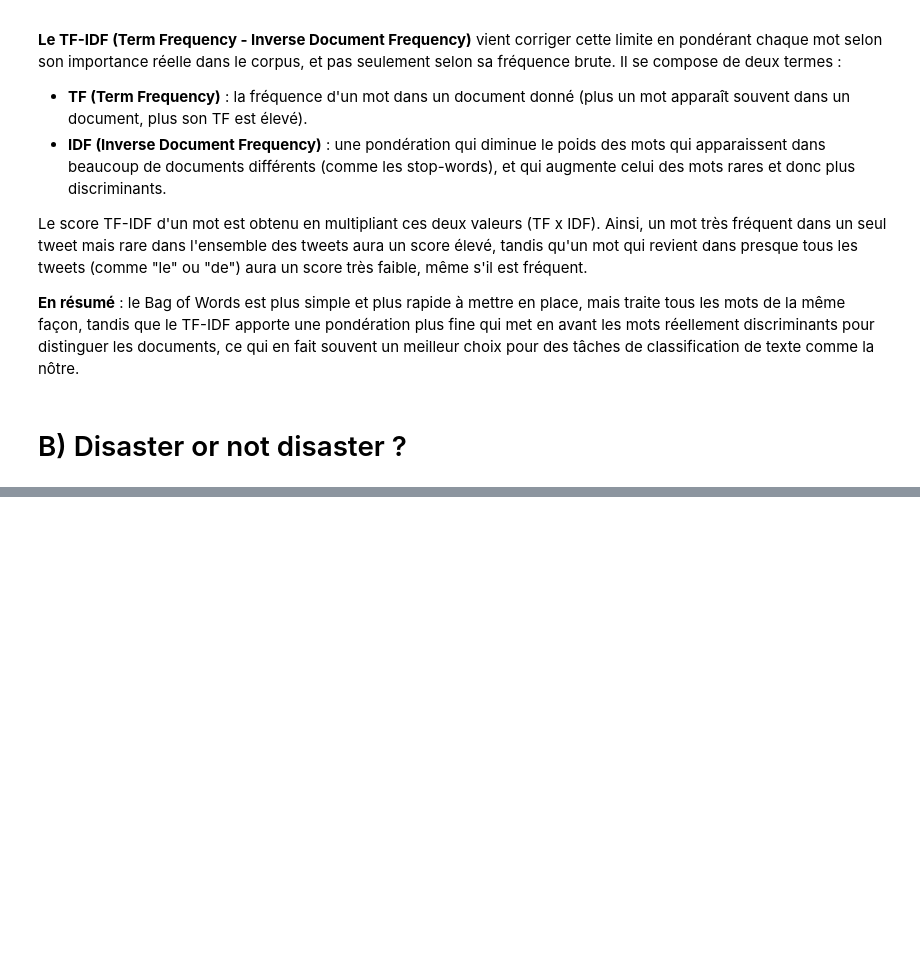
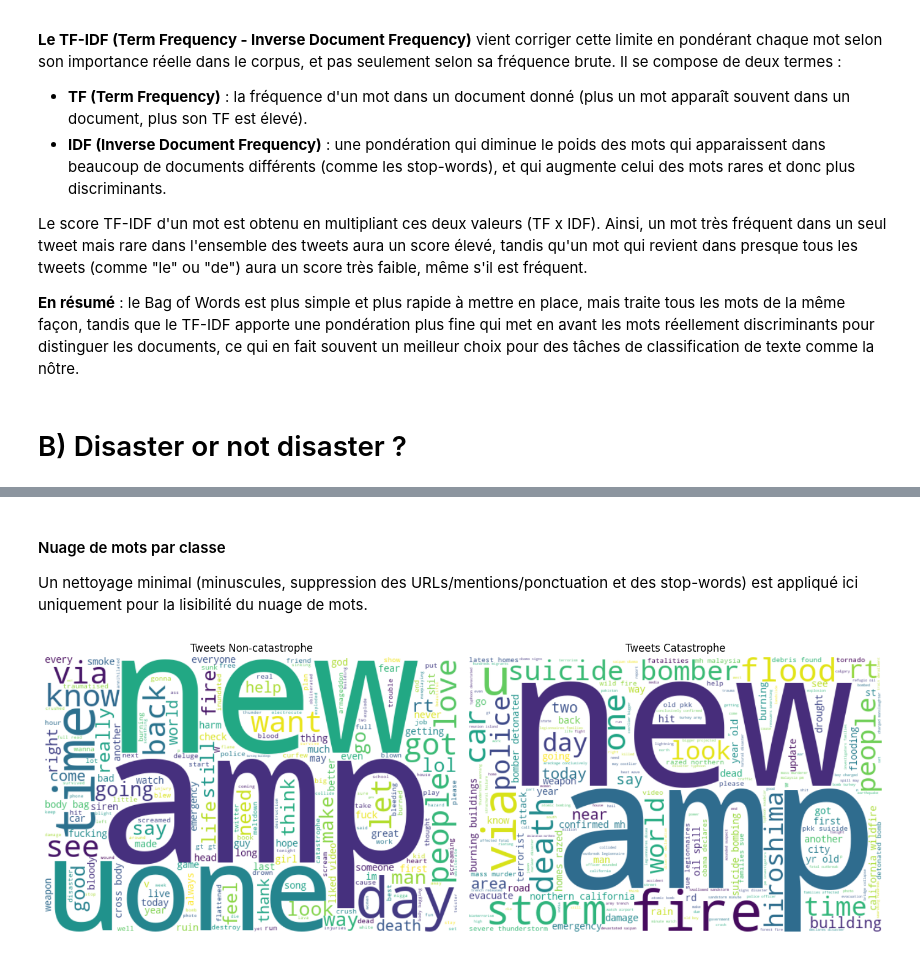
Before and after one commit to axel-achart/eye-of-emergency, a Jupyter notebook: notebook.ipynb, the cells around one changed output, grey strips where cells are left out. Cells and saved outputs as stored; diff of their text form; code cells hidden in the pictures; blank space fills up the shorter version.

```diff
--- a/notebook.ipynb
+++ b/notebook.ipynb
@@ -120,0 +272,28 @@ Le score TF-IDF d'un mot est obtenu en multipliant ces deux valeurs (TF x IDF).
+# %% [markdown]
+#### Nuage de mots par classe
+
+Un nettoyage minimal (minuscules, suppression des URLs/mentions/ponctuation et des stop-words) est appliqué ici uniquement pour la lisibilité du nuage de mots.
+# %%
+from wordcloud import WordCloud
+
+def clean_for_wordcloud(text):
+    text = text.lower()
+    text = re.sub(r"http\S+|www\.\S+", " ", text)
+    text = re.sub(r"@\w+", " ", text)
+    text = re.sub(r"[^a-z\s]", " ", text)
+    tokens = [tok for tok in text.split() if tok not in stop_words_en]
+    return " ".join(tokens)
+
+fig, axes = plt.subplots(1, 2, figsize=(14, 6))
+
+for ax, target_value, label in zip(axes, [0, 1], ["Non-catastrophe", "Catastrophe"]):
+    corpus = " ".join(db_train.loc[db_train["target"] == target_value, "text"].apply(clean_for_wordcloud))
+    wc = WordCloud(width=600, height=400, background_color="white", colormap="viridis").generate(corpus)
+    ax.imshow(wc, interpolation="bilinear")
+    ax.set_title(f"Tweets {label}")
+    ax.axis("off")
+
+plt.tight_layout()
+plt.show()
+# %% [output]
+[figure, added]
```
Also changed, not shown: parts of 34 cells of this notebook.
